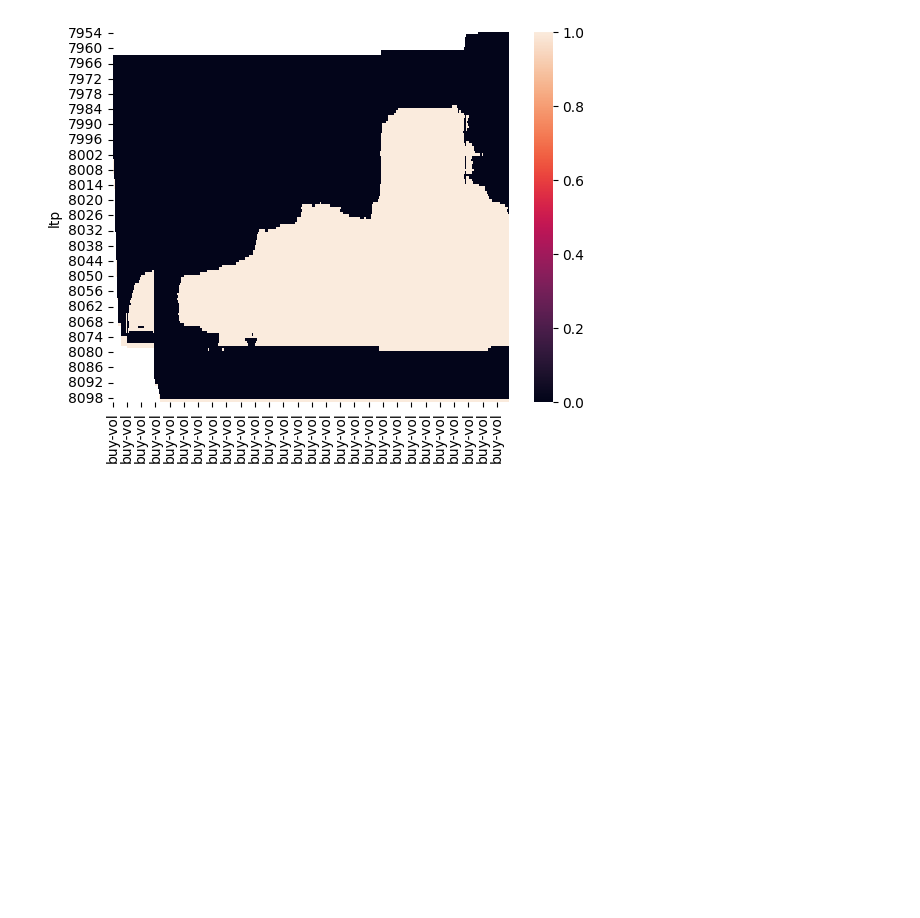
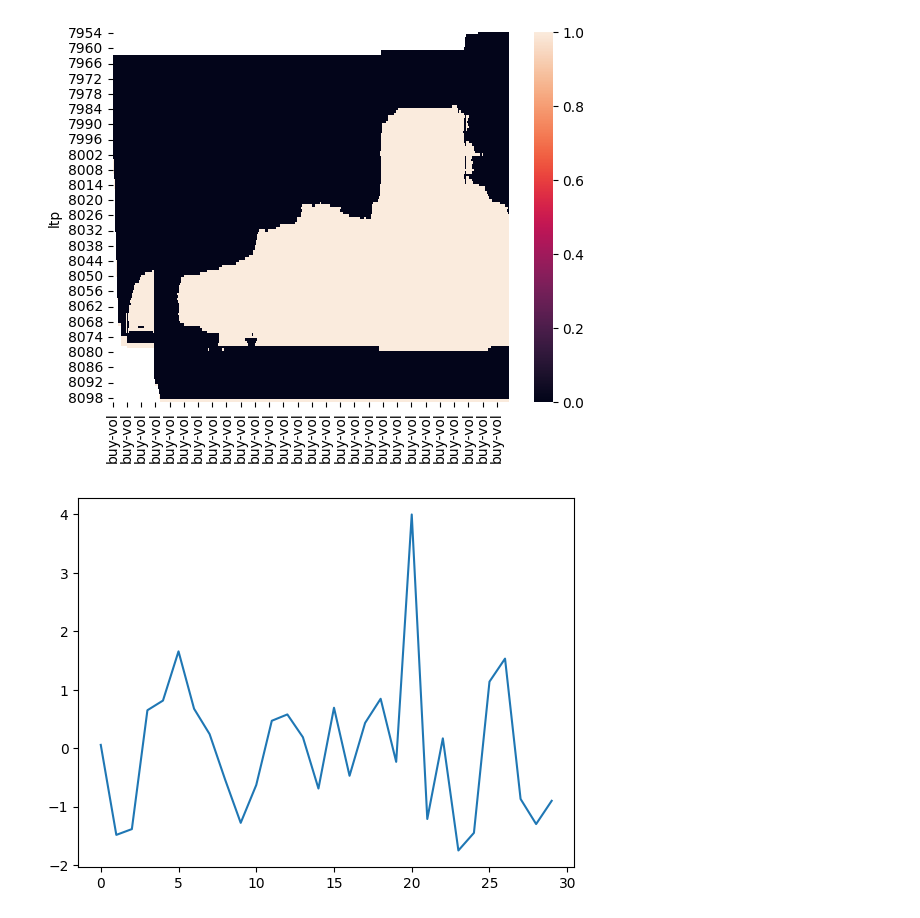
Before and after one commit to honua-dmg/BackTestingEngine, a Jupyter notebook: app/peakAnalyser.ipynb, the cells around one changed output. Saved outputs shown, nothing was run; the diff lists cells and outputs as text; code cells hidden in the pictures; blank space fills up the shorter version.

```diff
--- a/app/peakAnalyser.ipynb
+++ b/app/peakAnalyser.ipynb
@@ -502,3 +576,13 @@ sns.heatmap(instance.highLowdf[0])
 # %% [output]
 <Axes: ylabel='ltp'>
 [figure]
+# %%
+import matplotlib.pyplot as plt
+import pandas as pd
+import numpy as np
+
+#x = np.random.randn(30)
+plt.plot(x)
+plt.show()
+# %% [output]
+[figure, added]
```
Also changed, not shown: parts of 10 cells of this notebook, 1 other file.
